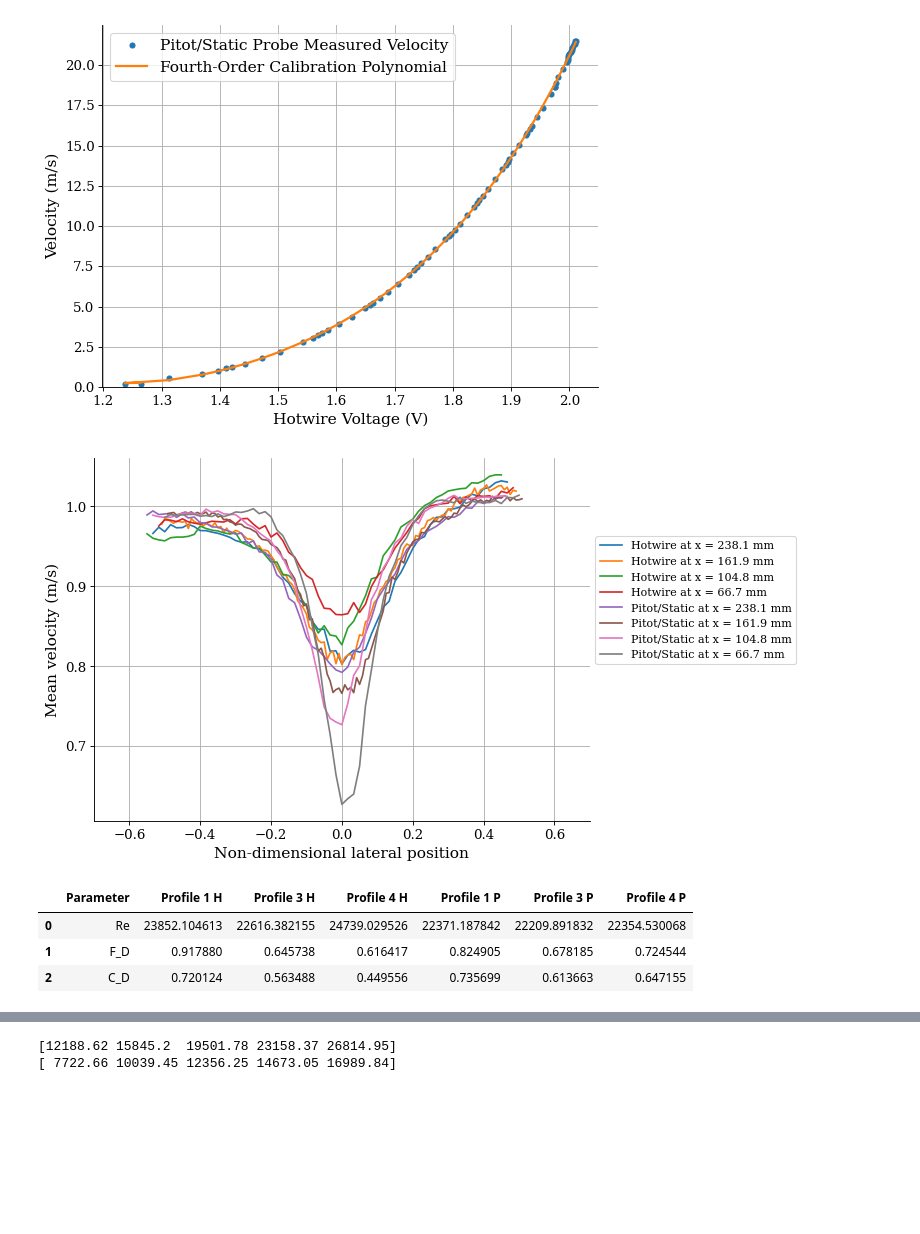
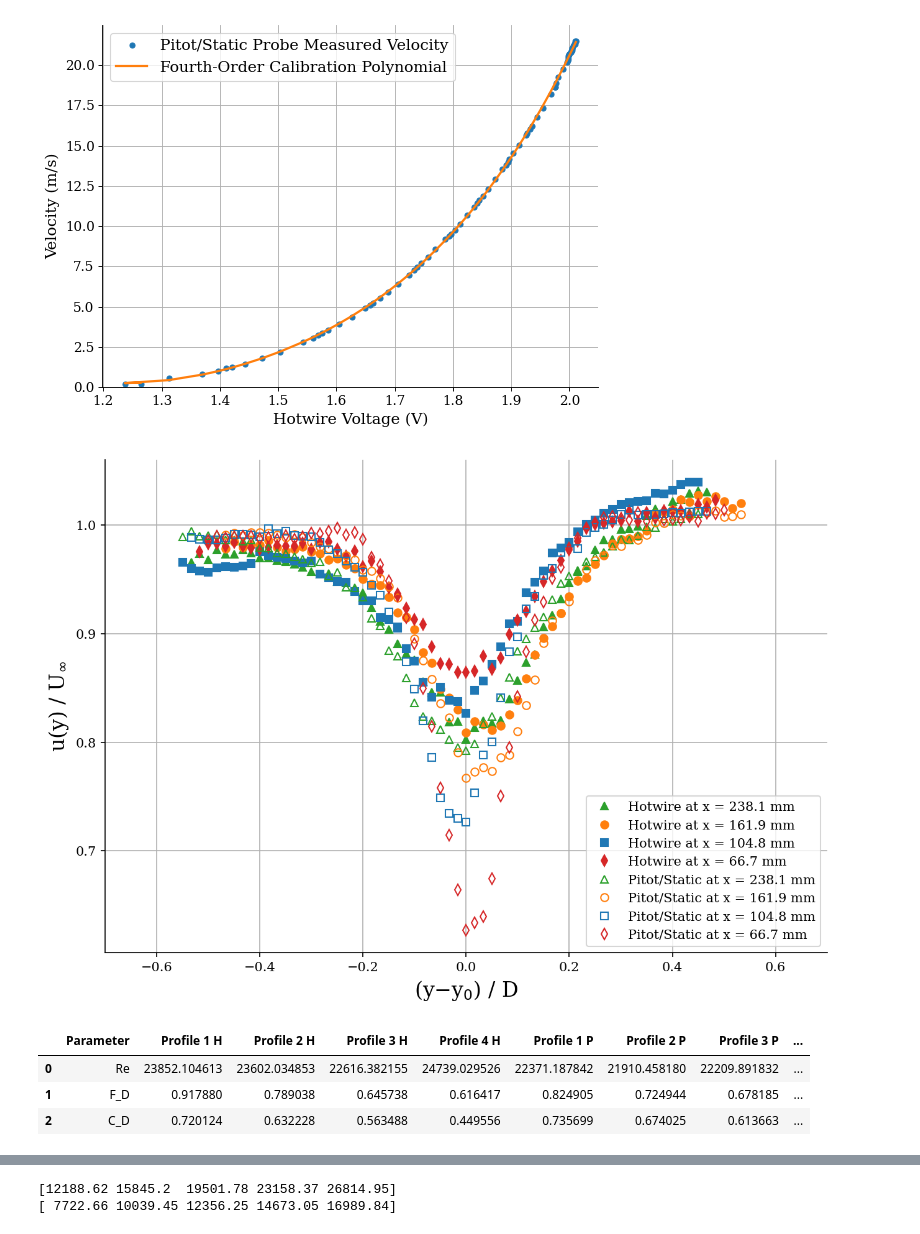
Before and after one commit to fmarrar/ae460AB6, a Jupyter notebook: Lab_4/DataAnalysis.ipynb, the cells around one changed output, grey strips where cells are left out. Drawn from its saved outputs; the diff is of its cells as text; code cells hidden in the pictures; blank space fills up the shorter version.

Commit message:
Deliverables 6, 7, 8. FFT plots to finish.

```diff
--- a/Lab_4/DataAnalysis.ipynb
+++ b/Lab_4/DataAnalysis.ipynb
@@ -72,58 +78,57 @@ plt.savefig('calibration.png')
 # %% [output]
 [figure]
 # %%
-"""Deliverable 3"""
+"""
+Deliverable 3
+
+"""
 VP_X1 = getVelocityProfile('velocity_profile_x1')
 VP_X2 = getVelocityProfile('velocity_profile_x2')
+VP_X2 = VP_X2.iloc[::2] # Trim T.A. data to 2 mm increments
 VP_X3 = getVelocityProfile('velocity_profile_x3')
 VP_X4 = getVelocityProfile('velocity_profile_x4')
 # %%
 U1H, Y1H = computeInfo(VP_X1, 'HotWireVel')
 U2H, Y2H = computeInfo(VP_X2, 'HotWireVel')
 U3H, Y3H = computeInfo(VP_X3, 'HotWireVel')
 U4H, Y4H = computeInfo(VP_X4, 'HotWireVel')
 U1P, Y1P = computeInfo(VP_X1, 'PitotVel')
 U2P, Y2P = computeInfo(VP_X2, 'PitotVel')
 U3P, Y3P = computeInfo(VP_X3, 'PitotVel')
 U4P, Y4P = computeInfo(VP_X4, 'PitotVel')
 
-figure(figsize=(8,6), dpi=80)
-plt.plot(Y1H, VP_X1['HotWireVel']/U1H)
-plt.plot(Y2H, VP_X2['HotWireVel']/U2H)
-plt.plot(Y3H, VP_X3['HotWireVel']/U3H)
-plt.plot(Y4H, VP_X4['HotWireVel']/U4H)
-plt.plot(Y1P, VP_X1['PitotVel']/U1P)
-plt.plot(Y2P, VP_X2['PitotVel']/U2P)
-plt.plot(Y3P, VP_X3['PitotVel']/U3P)
-plt.plot(Y4P, VP_X4['PitotVel']/U4P)
-plt.xlabel('Non-dimensional lateral position', fontsize=14)
-plt.ylabel('Mean velocity (m/s)', fontsize=14)
+figure(figsize=(10,7), dpi=150)
+plt.plot(Y1H, VP_X1['HotWireVel']/U1H, '^', color='tab:green', label='Hotwire at x = 238.1 mm')
+plt.plot(Y2H, VP_X2['HotWireVel']/U2H, 'o', color='tab:orange', label='Hotwire at x = 161.9 mm')
+plt.plot(Y3H, VP_X3['HotWireVel']/U3H, 's', color='tab:blue', label='Hotwire at x = 104.8 mm')
+plt.plot(Y4H, VP_X4['HotWireVel']/U4H, 'd', color='tab:red', label='Hotwire at x = 66.7 mm')
+plt.plot(Y1P, VP_X1['PitotVel']/U1P, '^', color='tab:green', fillstyle='none', label='Pitot/Static at x = 238.1 mm')
+plt.plot(Y2P, VP_X2['PitotVel']/U2P, 'o', color='tab:orange', fillstyle='none', label='Pitot/Static at x = 161.9 mm')
+plt.plot(Y3P, VP_X3['PitotVel']/U3P, 's', color='tab:blue', fillstyle='none', label='Pitot/Static at x = 104.8 mm')
+plt.plot(Y4P, VP_X4['PitotVel']/U4P, 'd', color='tab:red', fillstyle='none', label='Pitot/Static at x = 66.7 mm')
+plt.xlabel('(y$-$y$_0$) / D', fontsize=16)
+plt.ylabel('u(y) / U$_\infty$', fontsize=16)
 plt.grid()
 plt.gca().spines['top'].set_visible(False)
 plt.gca().spines['right'].set_visible(False)
 plt.xlim([-0.7, 0.7])
-plt.tick_params(labelsize=12)
-plt.legend(['Hotwire at x = 238.1 mm', \
-            'Hotwire at x = 161.9 mm', \
-            'Hotwire at x = 104.8 mm', \
-            'Hotwire at x = 66.7 mm', \
-           'Pitot/Static at x = 238.1 mm', \
-           'Pitot/Static at x = 161.9 mm', \
-           'Pitot/Static at x = 104.8 mm', \
-           'Pitot/Static at x = 66.7 mm'],bbox_to_anchor=(1,0.8))
+plt.tick_params(labelsize=10)
+plt.legend(fontsize=10, loc="lower right")
 plt.savefig('mean_vel_x.png')
 # %% [output]
-[figure, old version]
+[figure, new version]
 # %%
-"""Deliverable 5"""
+"""
+Deliverable 5
 
+"""
 #### Reynolds number ###########################################
 T = 21.5 + 273.15 # K
 P = 98.5 * 1000 # Pa
 R = 287 # J/kg-K
 
 rho = P/R/T
-U_inf = np.array([U1H, U3H, U4H, U1P, U3P, U4P]) # m/s
+U_inf = np.array([U1H, U2H, U3H, U4H, U1P, U2P, U3P, U4P]) # m/s
 mu = computeDynViscosity(T)
 D = 19.05/1000 # m
 w = 300/1000 # m
@@ -132,15 +137,15 @@ Re = rho * U_inf * D / mu
 
 #### Drag force ################################################
 # Collect velocity profiles
-u3 = [VP_X1['HotWireVel'], VP_X3['HotWireVel'], VP_X4['HotWireVel'],
-      VP_X1['PitotVel'], VP_X3['PitotVel'], VP_X4['PitotVel']]
+u3 = [VP_X1['HotWireVel'], VP_X2['HotWireVel'], VP_X3['HotWireVel'], VP_X4['HotWireVel'],
+      VP_X1['PitotVel'], VP_X2['PitotVel'], VP_X3['PitotVel'], VP_X4['PitotVel']]
 # Discrete y locations
-y_ax = np.array(VP_X1['LateralPos'])
+y_ax = np.array(VP_X1['LateralPos']) / 1000
 # Create list for drag force
 F_D = np.zeros(len(U_inf))
 # Compute drag force
 for idx in range(len(U_inf)):
-    F_D[idx] = (computeDragDiscrete(U_inf[idx], np.array(u3[idx]), y_ax/1000, rho, w))
+    F_D[idx] = (computeDragDiscrete(U_inf[idx], np.array(u3[idx]), y_ax, rho, w))
 
 # Compute quantities for nondimensionalization
 q = 0.5 * rho * U_inf**2
@@ -150,12 +155,12 @@ C_D = F_D / q / A
 
 #### Consolidate and present computations ######################
 df3 = pd.DataFrame(np.vstack((Re, F_D, C_D)),
-                   columns=['Profile 1 H', 'Profile 3 H', 'Profile 4 H',
-                            'Profile 1 P', 'Profile 3 P', 'Profile 4 P'])
+                   columns=['Profile 1 H', 'Profile 2 H', 'Profile 3 H', 'Profile 4 H',
+                            'Profile 1 P', 'Profile 2 P', 'Profile 3 P', 'Profile 4 P'])
 df3.insert(0, 'Parameter', ['Re', 'F_D', 'C_D'])
 display(df3)
 # %% [output]
-|  | Parameter | Profile 1 H | Profile 3 H | Profile 4 H | Profile 1 P | Profile 3 P | Profile 4 P |
-| 0 | Re | 23852.104613 | 22616.382155 | 24739.029526 | 22371.187842 | 22209.891832 | 22354.530068 |
-| 1 | F_D | 0.917880 | 0.645738 | 0.616417 | 0.824905 | 0.678185 | 0.724544 |
-| 2 | C_D | 0.720124 | 0.563488 | 0.449556 | 0.735699 | 0.613663 | 0.647155 |
+|  | Parameter | Profile 1 H | Profile 2 H | Profile 3 H | Profile 4 H | Profile 1 P | Profile 2 P | Profile 3 P | ... |
+| 0 | Re | 23852.104613 | 23602.034853 | 22616.382155 | 24739.029526 | 22371.187842 | 21910.458180 | 22209.891832 | ... |
+| 1 | F_D | 0.917880 | 0.789038 | 0.645738 | 0.616417 | 0.824905 | 0.724944 | 0.678185 | ... |
+| 2 | C_D | 0.720124 | 0.632228 | 0.563488 | 0.449556 | 0.735699 | 0.674025 | 0.613663 | ... |
```
Also changed, not shown: parts of 6 cells of this notebook.
